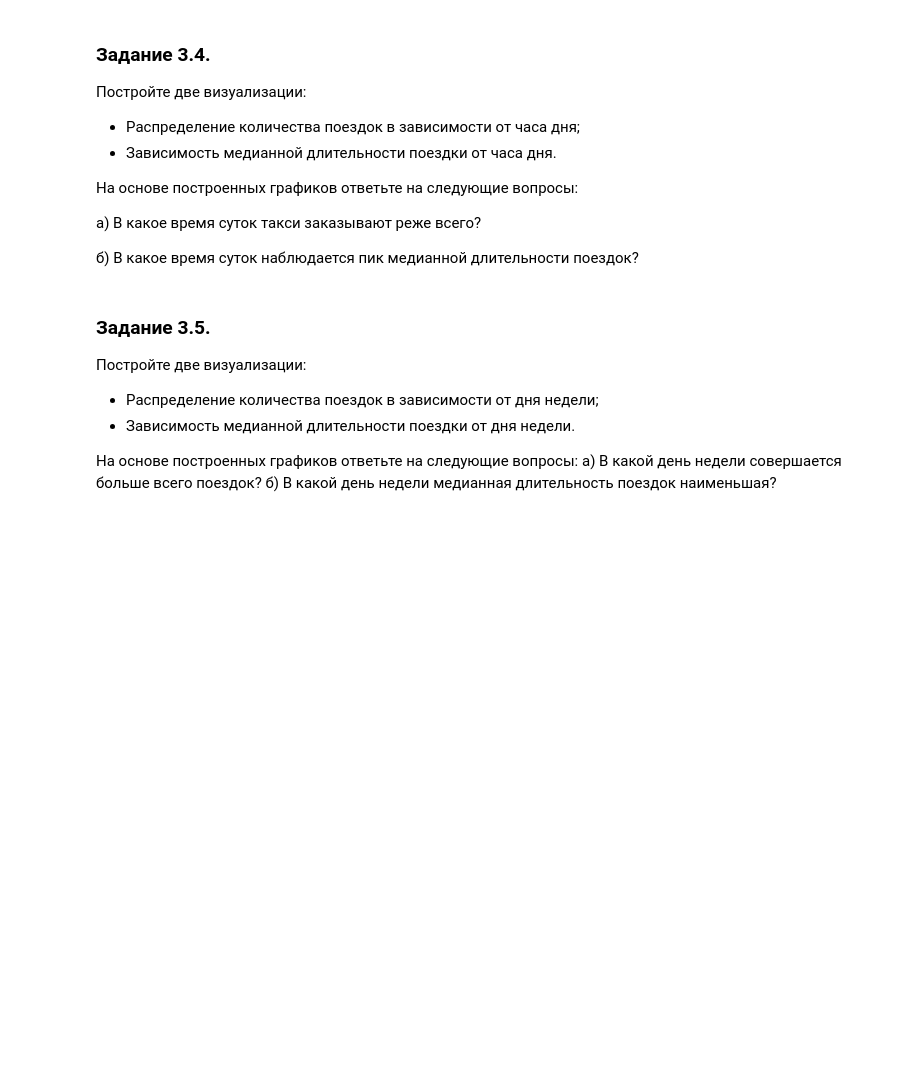
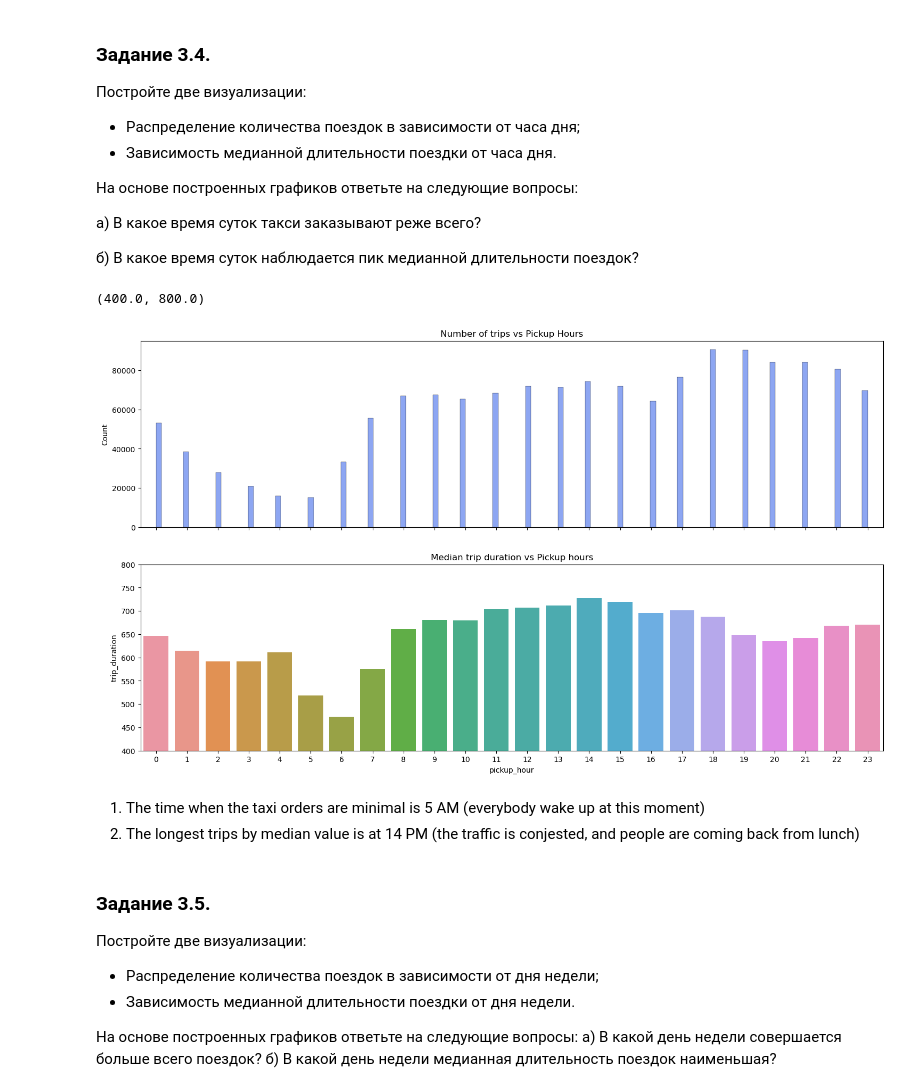
Before and after one commit to AiratFF-DE-DS/Data-Science-Project-5, a Jupyter notebook: Data Science - Project 5.ipynb, the cells around one changed output. Cells and saved outputs as stored; diff of their text form; code cells hidden in the pictures; blank space fills up the shorter version.

```diff
--- a/Data Science - Project 5.ipynb
+++ b/Data Science - Project 5.ipynb
@@ -490,3 +532,30 @@ taxi_data['trip_duration_log'] = np.log(taxi_data['trip_duration']+1)
+# %%
+fig, ax = plt.subplots(2,1, sharex=True)
+
+histplot = sns.histplot(data=taxi_data,
+                 x='pickup_hour', ax=ax[0])
+
+histplot.set_title('Number of trips vs Pickup Hours')
+histplot.set_xlabel('Pickup Hours')
+histplot.figure.set_size_inches(18,10)
+
+taxi_data.groupby(['pickup_hour']).median()
+
+barplot = sns.barplot(
+    data=taxi_data.groupby(['pickup_hour'], as_index=False).median(),
+    x='pickup_hour',
+    y='trip_duration',
+    ax=ax[1]
+    )
+
+barplot.set_title('Median trip duration vs Pickup hours')
+barplot.set_ylim(400,800)
+# %% [output]
+(400.0, 800.0)
+[figure, added]
+# %% [markdown]
+1) The time when the taxi orders are minimal is 5 AM (everybody wake up at this moment)
+2) The longest trips by median value is at 14 PM (the traffic is conjested, and people are coming back from lunch)
 # %% [markdown]
 ### Задание 3.5.
 Постройте две визуализации:
```
Also changed, not shown: parts of 38 cells of this notebook.
